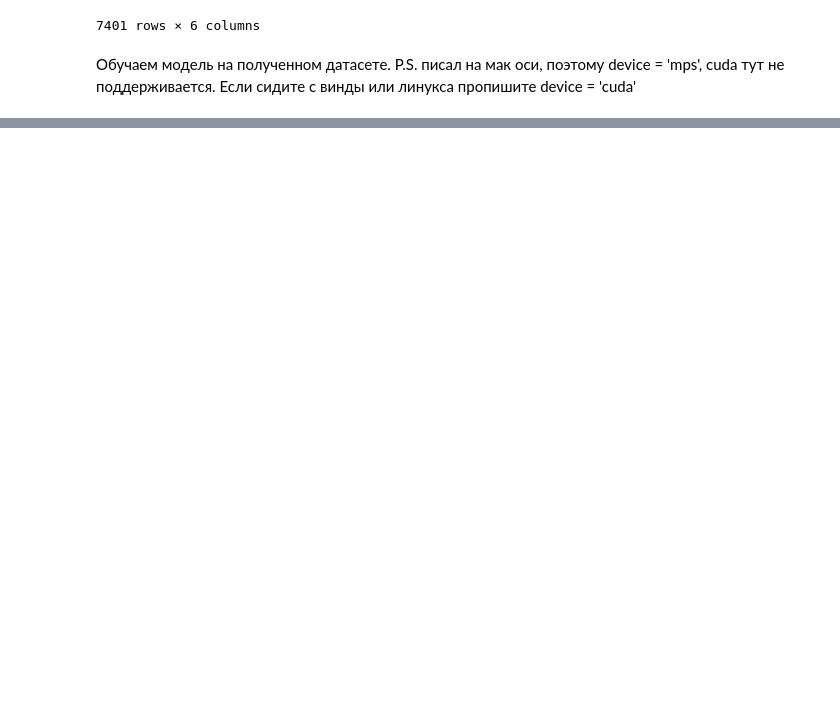
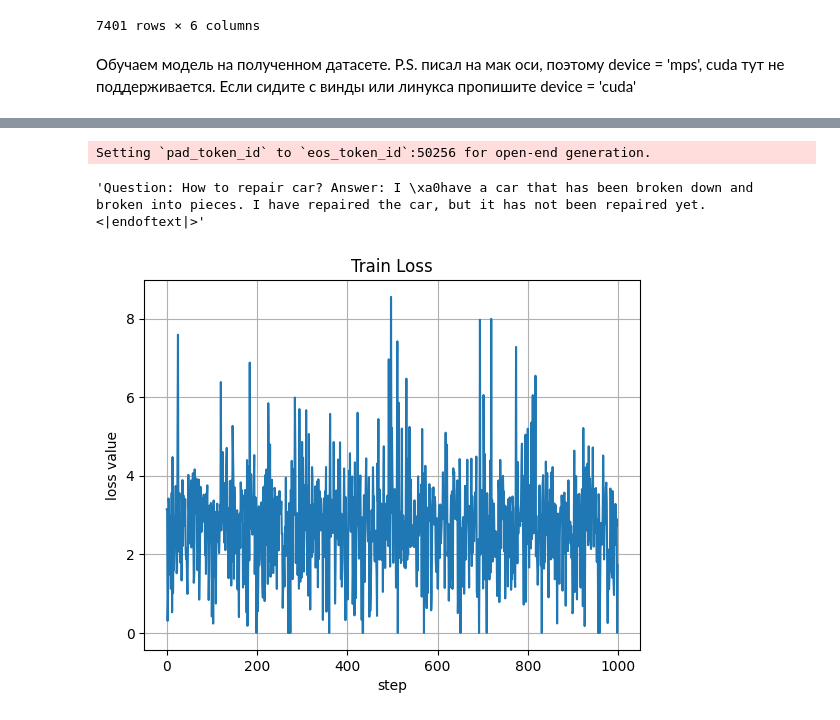
Before and after one commit to endeavoure/LLM-assistant, a Jupyter notebook: test_gpt.ipynb, the cells around one changed output, grey strips where cells are left out. Cells and saved outputs as stored; diff of their text form; code cells hidden in the pictures; blank space fills up the shorter version.

Commit message:
Added logging and turned GPT.train() to class

```diff
--- a/test_gpt.ipynb
+++ b/test_gpt.ipynb
@@ -95,0 +43,2 @@ torch.save(model.model.state_dict(), 'models/gpt_lm/model.pkl')
+# %%
+loss_values = GPTWrapper.train_n_save(model, sft_df, 3e-4, 1000) # Adam optimizer
@@ -95,0 +63,19 @@ torch.save(model.model.state_dict(), 'models/gpt_lm/model.pkl')
+# %%
+model.generate('Question: How to repair car? Answer: I ', **kwargs)
+# %% [output]
+Setting `pad_token_id` to `eos_token_id`:50256 for open-end generation.
+'Question: How to repair car? Answer: I \xa0have a car that has been broken down and broken into pieces. I have repaired the car, but it has not been repaired yet.<|endoftext|>'
+# %%
+t = [i for i in range(len(loss_values))]
+s = loss_values
+
+fig, ax = plt.subplots()
+ax.plot(t, s)
+
+ax.set(xlabel='step', ylabel='loss value',
+       title='Train Loss')
+ax.grid()
+
+plt.show()
+# %% [output]
+[figure, added]
```
Also changed, not shown: parts of 7 cells of this notebook, 5 other files.
